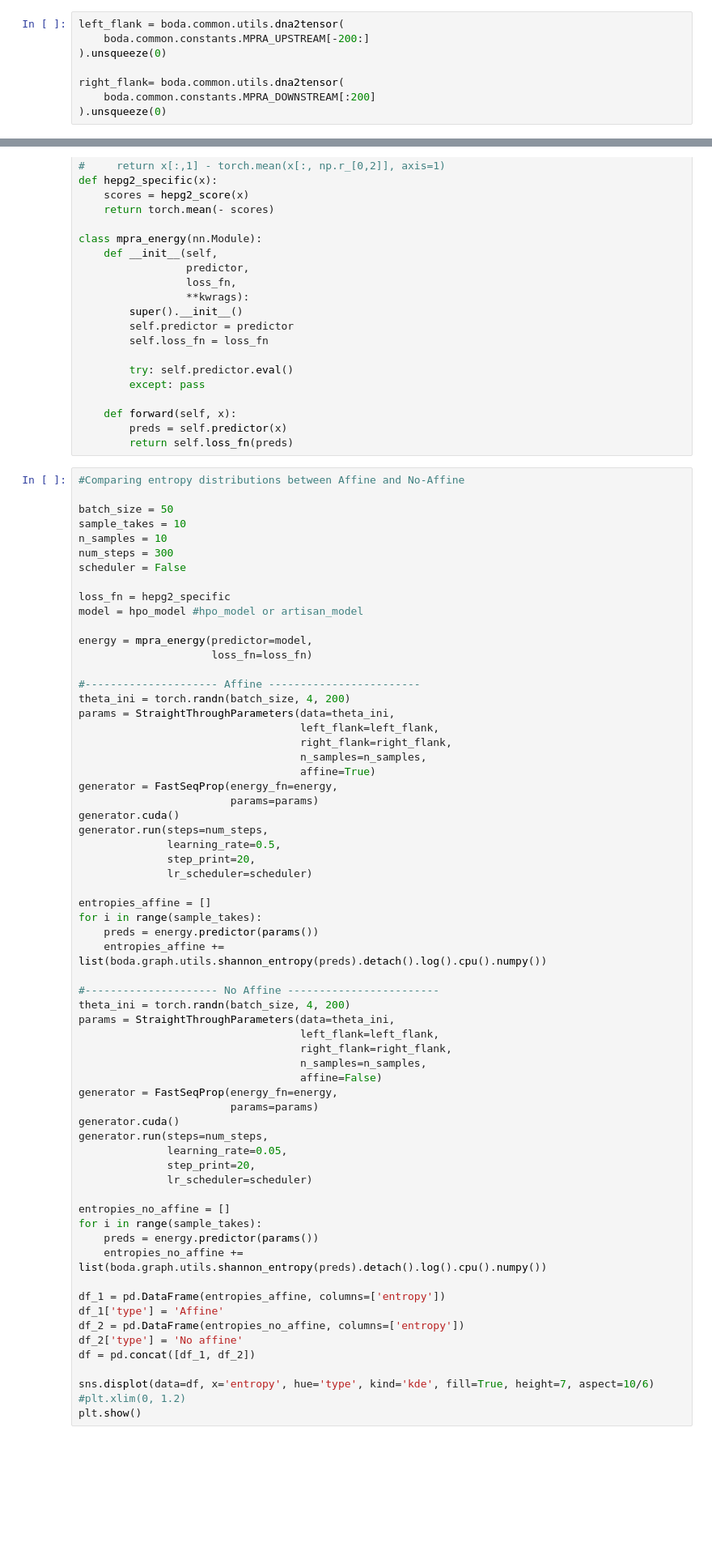
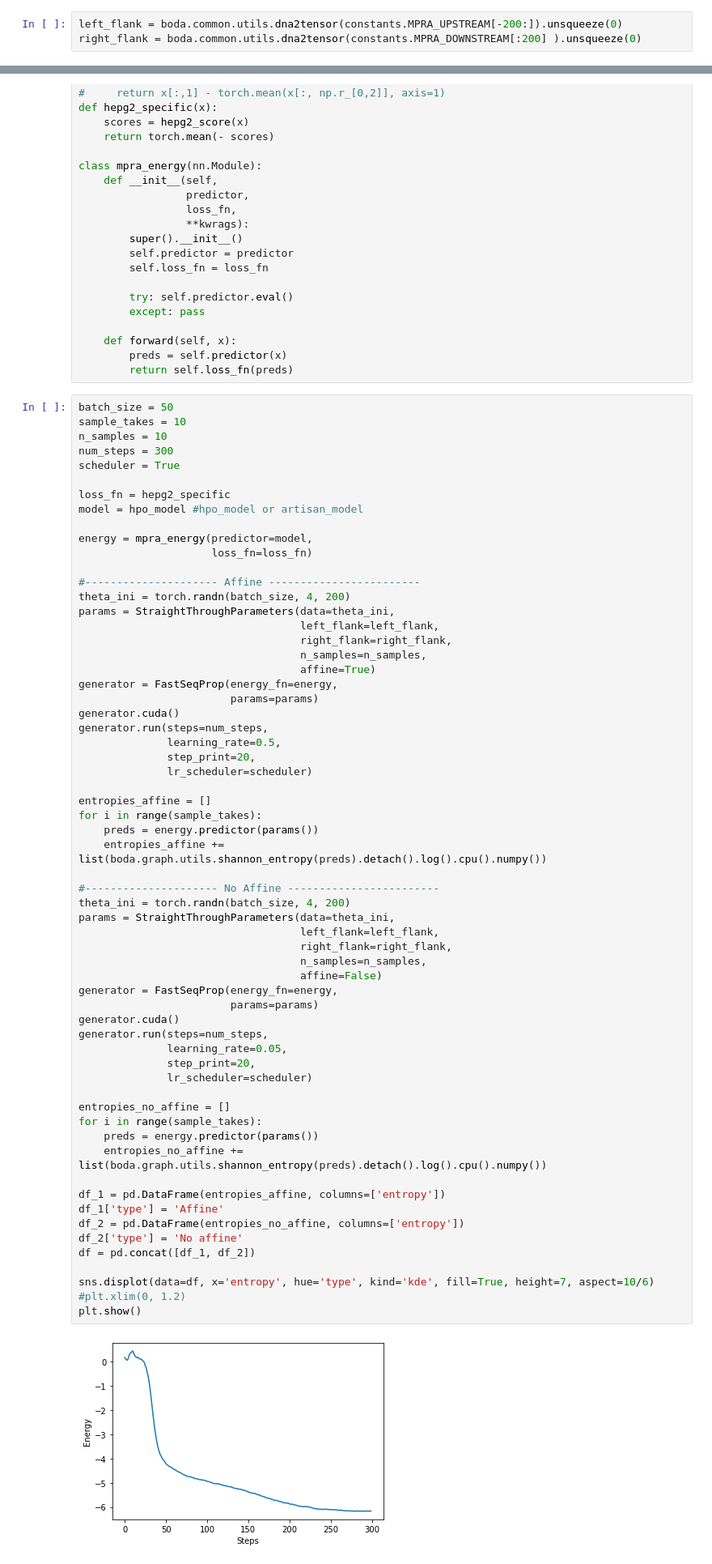
Before and after one commit to sjgosai/boda2, a Jupyter notebook: analysis/RC04_FastSeqProp_MotifPenalty/FastSeqProp_MotifPenaltyDraft.ipynb, the cells around one changed output, grey strips where cells are left out. Shown at 81% size. Saved outputs shown, nothing was run; the diff lists cells and outputs as text; blank space fills up the shorter version.

```diff
--- a/analysis/RC04_FastSeqProp_MotifPenalty/FastSeqProp_MotifPenaltyDraft.ipynb
+++ b/analysis/RC04_FastSeqProp_MotifPenalty/FastSeqProp_MotifPenaltyDraft.ipynb
@@ -47,8 +85,3 @@ artisan_model.eval()
 # %%
-left_flank = boda.common.utils.dna2tensor(
-    boda.common.constants.MPRA_UPSTREAM[-200:]
-).unsqueeze(0)
-
-right_flank= boda.common.utils.dna2tensor(
-    boda.common.constants.MPRA_DOWNSTREAM[:200]
-).unsqueeze(0)
+left_flank = boda.common.utils.dna2tensor(constants.MPRA_UPSTREAM[-200:]).unsqueeze(0)
+right_flank = boda.common.utils.dna2tensor(constants.MPRA_DOWNSTREAM[:200] ).unsqueeze(0)
@@ -91,13 +126,11 @@ class mpra_energy(nn.Module):
         preds = self.predictor(x)
         return self.loss_fn(preds)
 # %%
-#Comparing entropy distributions between Affine and No-Affine
-
 batch_size = 50
 sample_takes = 10
 n_samples = 10
 num_steps = 300
-scheduler = False
+scheduler = True
 
 loss_fn = hepg2_specific
 model = hpo_model #hpo_model or artisan_model
@@ -127,30 +160,32 @@ for i in range(sample_takes):
 
 #--------------------- No Affine ------------------------
 theta_ini = torch.randn(batch_size, 4, 200)
 params = StraightThroughParameters(data=theta_ini,
                                    left_flank=left_flank,
                                    right_flank=right_flank,
                                    n_samples=n_samples,
                                    affine=False)
 generator = FastSeqProp(energy_fn=energy,
                         params=params)
 generator.cuda()
 generator.run(steps=num_steps,
               learning_rate=0.05,
               step_print=20,
               lr_scheduler=scheduler)
 
 entropies_no_affine = []
 for i in range(sample_takes):
     preds = energy.predictor(params())
     entropies_no_affine += list(boda.graph.utils.shannon_entropy(preds).detach().log().cpu().numpy())
 
 df_1 = pd.DataFrame(entropies_affine, columns=['entropy'])
 df_1['type'] = 'Affine'
 df_2 = pd.DataFrame(entropies_no_affine, columns=['entropy'])
 df_2['type'] = 'No affine'
 df = pd.concat([df_1, df_2])
 
 sns.displot(data=df, x='entropy', hue='type', kind='kde', fill=True, height=7, aspect=10/6)
 #plt.xlim(0, 1.2)
 plt.show()
+# %% [output]
+[figure, added]
```
Also changed, not shown: parts of 29 cells of this notebook.
